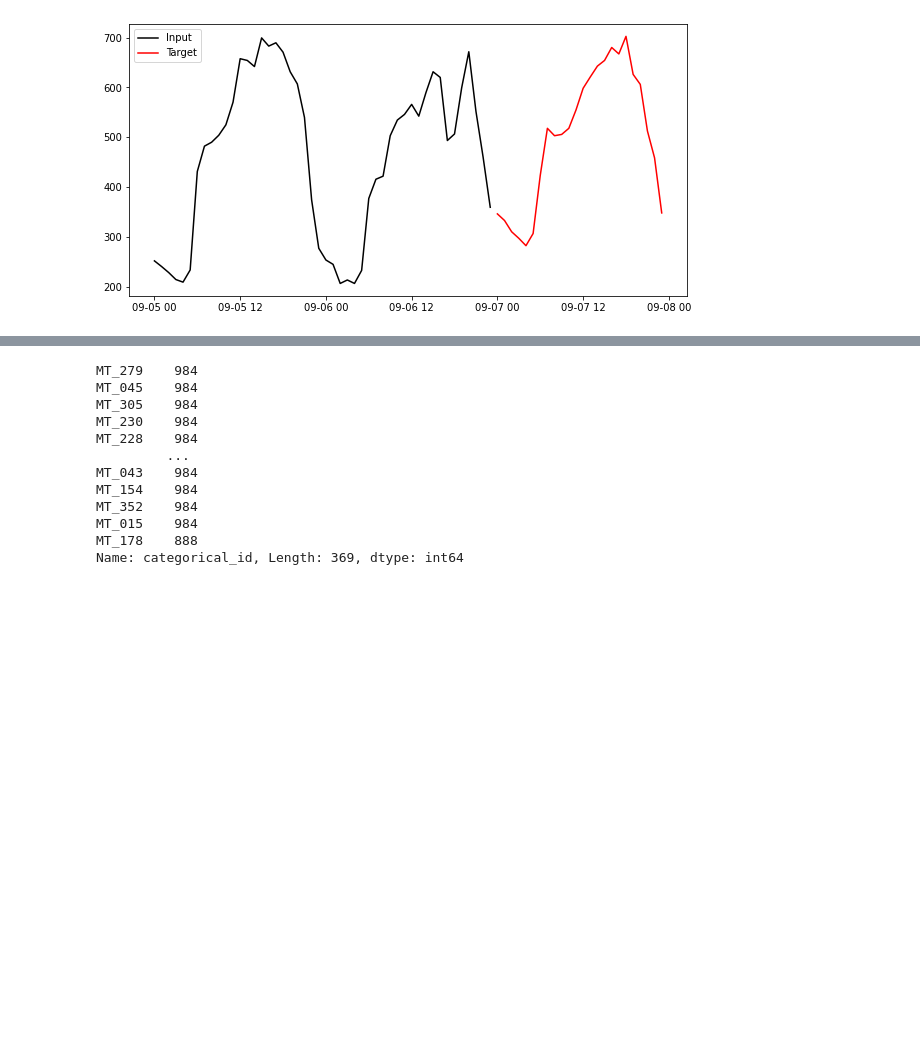
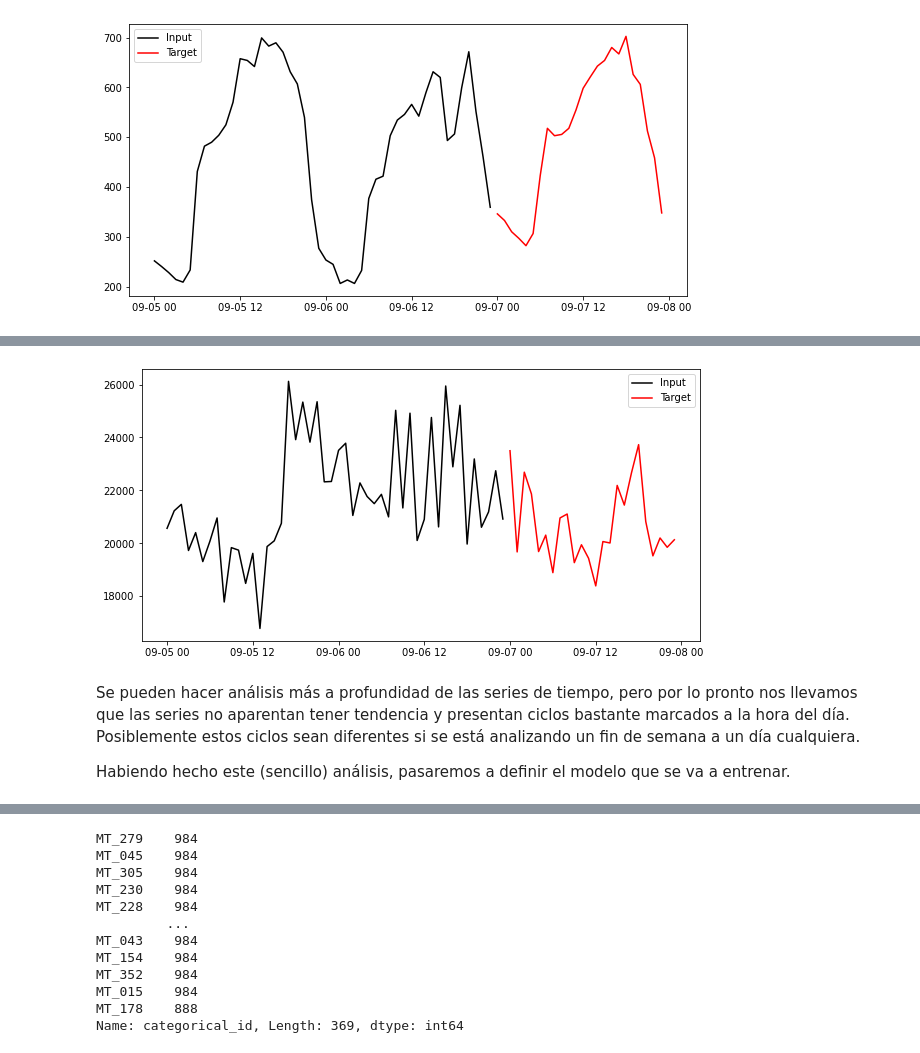
Before and after one commit to juancop/URDeepLearning, a Jupyter notebook: Forecasting/Forecasting Example.ipynb, the cells around one changed output, grey strips where cells are left out. Drawn from its saved outputs; the diff is of its cells as text; code cells hidden in the pictures; blank space fills up the shorter version.

```diff
--- a/Forecasting/Forecasting Example.ipynb
+++ b/Forecasting/Forecasting Example.ipynb
@@ -92,3 +99,11 @@ plot_id_info(df, 'MT_178', 'power_usage')
+# %%
+plot_id_info(df, 'MT_370', 'power_usage') # Este es uno de los que tienen consumo mayor a 25000
+# %% [output]
+[figure, added]
+# %% [markdown]
+Se pueden hacer análisis más a profundidad de las series de tiempo, pero por lo pronto nos llevamos que las series no aparentan tener tendencia y presentan ciclos bastante marcados a la hora del día. Posiblemente estos ciclos sean diferentes si se está analizando un fin de semana a un día cualquiera.
+
+Habiendo hecho este (sencillo) análisis, pasaremos a definir el modelo que se va a entrenar.
 # %% [markdown]
 # Datos para Entrenamiento
 
```
Also changed, not shown: parts of 26 cells of this notebook, 3 other files.
